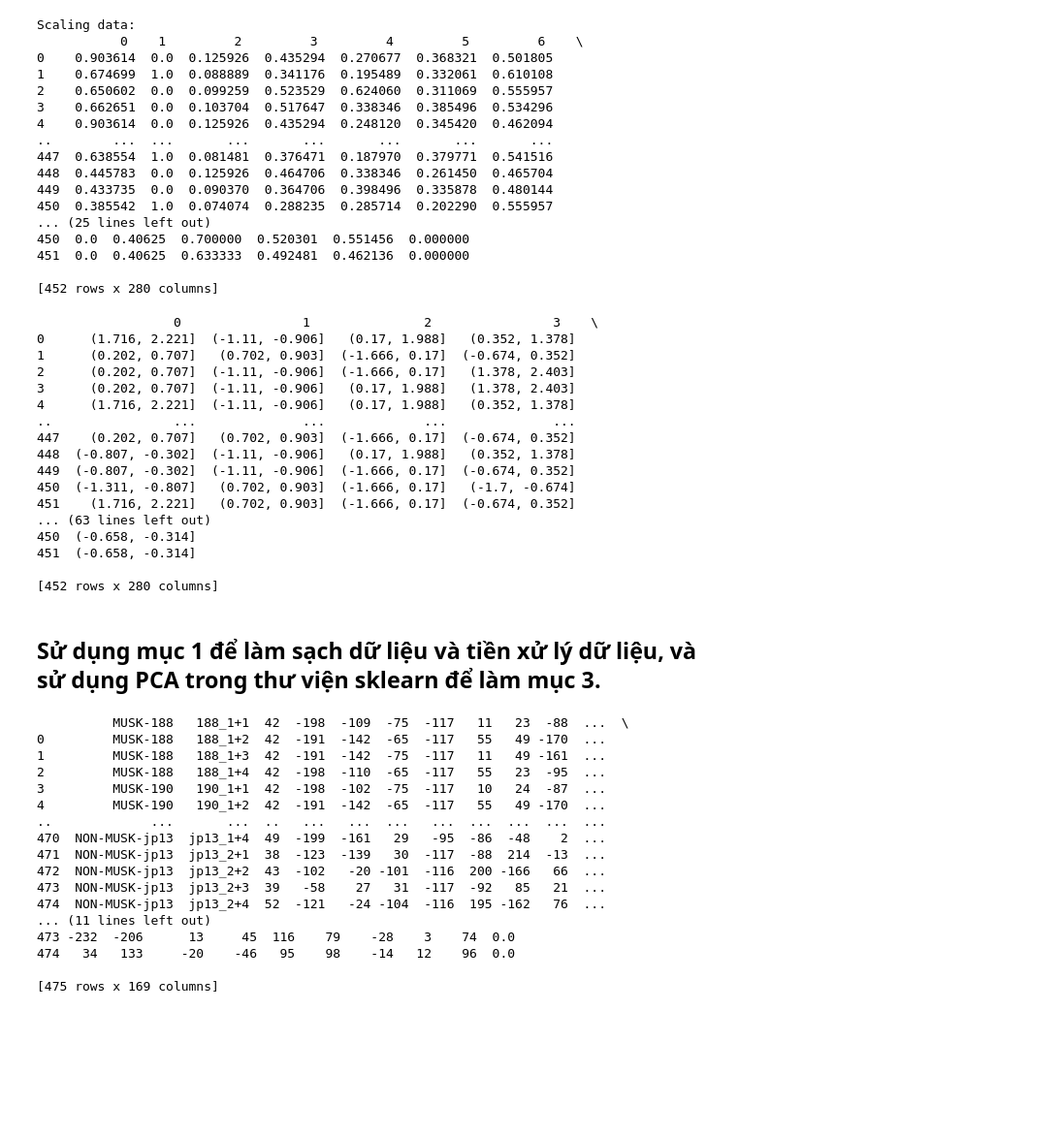
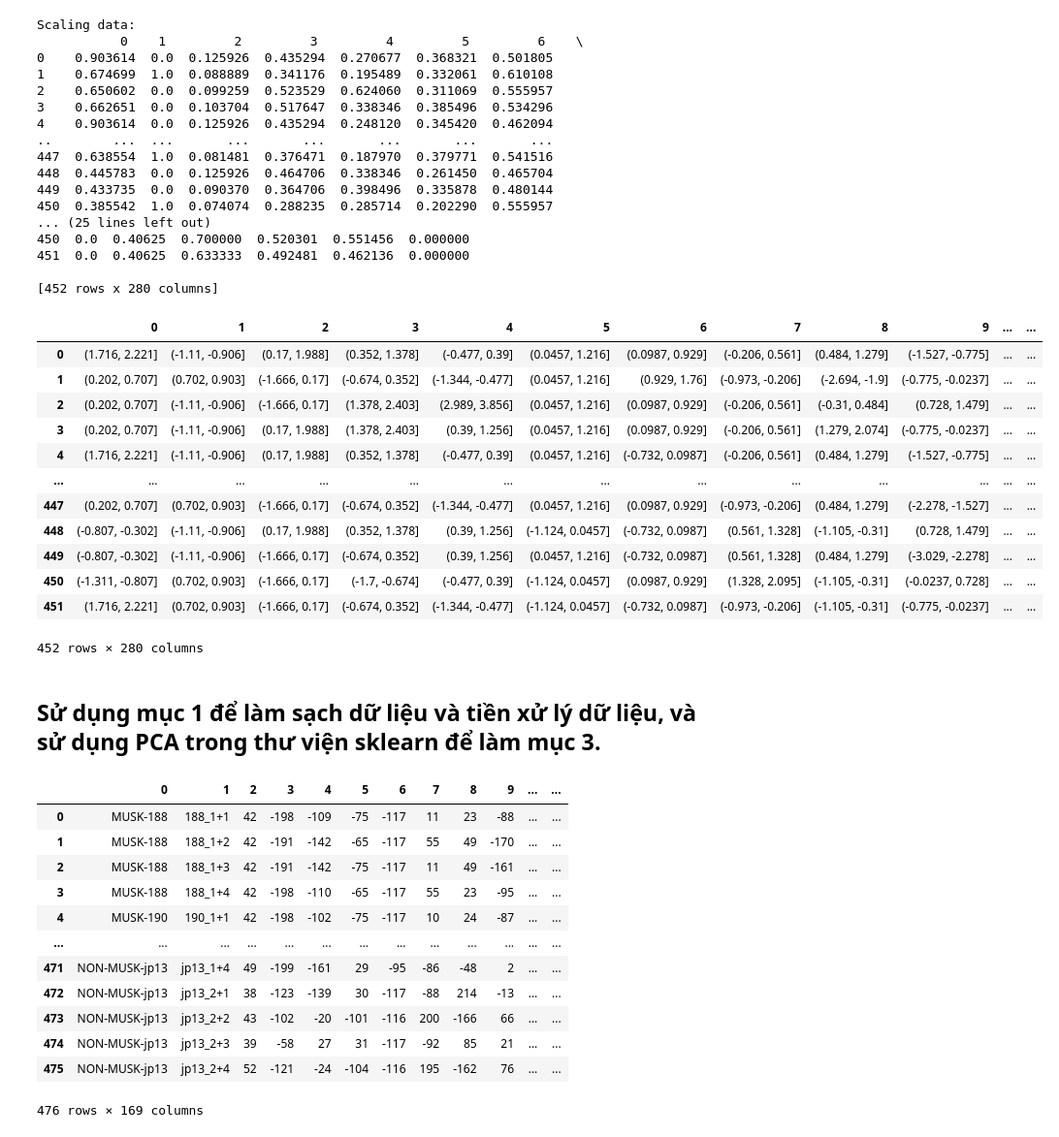
Before and after one commit to TheDan53-Forwork/Data_Mining, a Jupyter notebook: lab/Practice/Cleaning_Preprocessing_PCA_Data/BTTH_KTDL_Tuan1_21110256.ipynb, the cells around one changed output. Shown at 97% size. Saved outputs shown, nothing was run; the diff lists cells and outputs as text; code cells hidden in the pictures; blank space fills up the shorter version.

```diff
--- a/lab/Practice/Cleaning_Preprocessing_PCA_Data/BTTH_KTDL_Tuan1_21110256.ipynb
+++ b/lab/Practice/Cleaning_Preprocessing_PCA_Data/BTTH_KTDL_Tuan1_21110256.ipynb
@@ -288,7 +269,7 @@ print(df.isnull().sum())
 Length: 280, dtype: int64
 # %%
 # Check duplicate values
-for column in standard_df.columns:
+for column in df.columns:
     print(df[column].duplicated().sum())
 # %% [output]
 375
@@ -423,25 +408,21 @@ Scaling data:
 # %%
 # Create a data frame by 10 equi-width with col of standard_df
 df_ranges1 = standard_df.copy()
 for column in standard_df.columns:
     df_ranges1[column] = pd.cut(df_ranges1[column], bins = 10)
 
-print(df_ranges1)
+display(df_ranges1)
 # %% [output]
+|  | 0 | 1 | 2 | 3 | 4 | 5 | 6 | 7 | 8 | 9 | ... | ... |
+| 0 | (1.716, 2.221] | (-1.11, -0.906] | (0.17, 1.988] | (0.352, 1.378] | (-0.477, 0.39] | (0.0457, 1.216] | (0.0987, 0.929] | (-0.206, 0.561] | (0.484, 1.279] | (-1.527, -0.775] | ... | ... |
+| 1 | (0.202, 0.707] | (0.702, 0.903] | (-1.666, 0.17] | (-0.674, 0.352] | (-1.344, -0.477] | (0.0457, 1.216] | (0.929, 1.76] | (-0.973, -0.206] | (-2.694, -1.9] | (-0.775, -0.0237] | ... | ... |
+| 2 | (0.202, 0.707] | (-1.11, -0.906] | (-1.666, 0.17] | (1.378, 2.403] | (2.989, 3.856] | (0.0457, 1.216] | (0.0987, 0.929] | (-0.206, 0.561] | (-0.31, 0.484] | (0.728, 1.479] | ... | ... |
+| 3 | (0.202, 0.707] | (-1.11, -0.906] | (0.17, 1.988] | (1.378, 2.403] | (0.39, 1.256] | (0.0457, 1.216] | (0.0987, 0.929] | (-0.206, 0.561] | (1.279, 2.074] | (-0.775, -0.0237] | ... | ... |
+| 4 | (1.716, 2.221] | (-1.11, -0.906] | (0.17, 1.988] | (0.352, 1.378] | (-0.477, 0.39] | (0.0457, 1.216] | (-0.732, 0.0987] | (-0.206, 0.561] | (0.484, 1.279] | (-1.527, -0.775] | ... | ... |
+| ... | ... | ... | ... | ... | ... | ... | ... | ... | ... | ... | ... | ... |
+| 447 | (0.202, 0.707] | (0.702, 0.903] | (-1.666, 0.17] | (-0.674, 0.352] | (-1.344, -0.477] | (0.0457, 1.216] | (0.0987, 0.929] | (-0.973, -0.206] | (0.484, 1.279] | (-2.278, -1.527] | ... | ... |
+| 448 | (-0.807, -0.302] | (-1.11, -0.906] | (0.17, 1.988] | (0.352, 1.378] | (0.39, 1.256] | (-1.124, 0.0457] | (-0.732, 0.0987] | (0.561, 1.328] | (-1.105, -0.31] | (0.728, 1.479] | ... | ... |
+| 449 | (-0.807, -0.302] | (-1.11, -0.906] | (-1.666, 0.17] | (-0.674, 0.352] | (0.39, 1.256] | (0.0457, 1.216] | (-0.732, 0.0987] | (0.561, 1.328] | (0.484, 1.279] | (-3.029, -2.278] | ... | ... |
+| 450 | (-1.311, -0.807] | (0.702, 0.903] | (-1.666, 0.17] | (-1.7, -0.674] | (-0.477, 0.39] | (-1.124, 0.0457] | (0.0987, 0.929] | (1.328, 2.095] | (-1.105, -0.31] | (-0.0237, 0.728] | ... | ... |
+| 451 | (1.716, 2.221] | (0.702, 0.903] | (-1.666, 0.17] | (-0.674, 0.352] | (-1.344, -0.477] | (-1.124, 0.0457] | (-0.732, 0.0987] | (-0.973, -0.206] | (-1.105, -0.31] | (-0.775, -0.0237] | ... | ... |
-                  0                1               2                3    \
-0      (1.716, 2.221]  (-1.11, -0.906]   (0.17, 1.988]   (0.352, 1.378]
-1      (0.202, 0.707]   (0.702, 0.903]  (-1.666, 0.17]  (-0.674, 0.352]
-2      (0.202, 0.707]  (-1.11, -0.906]  (-1.666, 0.17]   (1.378, 2.403]
-3      (0.202, 0.707]  (-1.11, -0.906]   (0.17, 1.988]   (1.378, 2.403]
-4      (1.716, 2.221]  (-1.11, -0.906]   (0.17, 1.988]   (0.352, 1.378]
-..                ...              ...             ...              ...
-447    (0.202, 0.707]   (0.702, 0.903]  (-1.666, 0.17]  (-0.674, 0.352]
-448  (-0.807, -0.302]  (-1.11, -0.906]   (0.17, 1.988]   (0.352, 1.378]
-449  (-0.807, -0.302]  (-1.11, -0.906]  (-1.666, 0.17]  (-0.674, 0.352]
-450  (-1.311, -0.807]   (0.702, 0.903]  (-1.666, 0.17]   (-1.7, -0.674]
-451    (1.716, 2.221]   (0.702, 0.903]  (-1.666, 0.17]  (-0.674, 0.352]
-... (63 lines left out)
-450  (-0.658, -0.314]
-451  (-0.658, -0.314]
-
-[452 rows x 280 columns]
+452 rows × 280 columns
@@ -459,25 +433,23 @@ print(df_ranges1)
 import pandas as pd
 from sklearn.decomposition import PCA
 from sklearn.preprocessing import StandardScaler
+import numpy as np
+import matplotlib.pyplot as plt
 
-df = pd.read_csv("musk+version+1\\clean1.data\\clean1.data", delimiter=",")
+df = pd.read_csv("musk+version+1\\clean1.data\\clean1.data", delimiter=",", header=None)
 
-print(df)
+display(df)
 # %% [output]
+|  | 0 | 1 | 2 | 3 | 4 | 5 | 6 | 7 | 8 | 9 | ... | ... |
+| 0 | MUSK-188 | 188_1+1 | 42 | -198 | -109 | -75 | -117 | 11 | 23 | -88 | ... | ... |
+| 1 | MUSK-188 | 188_1+2 | 42 | -191 | -142 | -65 | -117 | 55 | 49 | -170 | ... | ... |
+| 2 | MUSK-188 | 188_1+3 | 42 | -191 | -142 | -75 | -117 | 11 | 49 | -161 | ... | ... |
+| 3 | MUSK-188 | 188_1+4 | 42 | -198 | -110 | -65 | -117 | 55 | 23 | -95 | ... | ... |
+| 4 | MUSK-190 | 190_1+1 | 42 | -198 | -102 | -75 | -117 | 10 | 24 | -87 | ... | ... |
+| ... | ... | ... | ... | ... | ... | ... | ... | ... | ... | ... | ... | ... |
+| 471 | NON-MUSK-jp13 | jp13_1+4 | 49 | -199 | -161 | 29 | -95 | -86 | -48 | 2 | ... | ... |
+| 472 | NON-MUSK-jp13 | jp13_2+1 | 38 | -123 | -139 | 30 | -117 | -88 | 214 | -13 | ... | ... |
+| 473 | NON-MUSK-jp13 | jp13_2+2 | 43 | -102 | -20 | -101 | -116 | 200 | -166 | 66 | ... | ... |
+| 474 | NON-MUSK-jp13 | jp13_2+3 | 39 | -58 | 27 | 31 | -117 | -92 | 85 | 21 | ... | ... |
+| 475 | NON-MUSK-jp13 | jp13_2+4 | 52 | -121 | -24 | -104 | -116 | 195 | -162 | 76 | ... | ... |
-          MUSK-188   188_1+1  42  -198  -109  -75  -117   11   23  -88  ...  \
-0         MUSK-188   188_1+2  42  -191  -142  -65  -117   55   49 -170  ...
-1         MUSK-188   188_1+3  42  -191  -142  -75  -117   11   49 -161  ...
-2         MUSK-188   188_1+4  42  -198  -110  -65  -117   55   23  -95  ...
-3         MUSK-190   190_1+1  42  -198  -102  -75  -117   10   24  -87  ...
-4         MUSK-190   190_1+2  42  -191  -142  -65  -117   55   49 -170  ...
-..             ...       ...  ..   ...   ...  ...   ...  ...  ...  ...  ...
-470  NON-MUSK-jp13  jp13_1+4  49  -199  -161   29   -95  -86  -48    2  ...
-471  NON-MUSK-jp13  jp13_2+1  38  -123  -139   30  -117  -88  214  -13  ...
-472  NON-MUSK-jp13  jp13_2+2  43  -102   -20 -101  -116  200 -166   66  ...
-473  NON-MUSK-jp13  jp13_2+3  39   -58    27   31  -117  -92   85   21  ...
-474  NON-MUSK-jp13  jp13_2+4  52  -121   -24 -104  -116  195 -162   76  ...
-... (11 lines left out)
-473 -232  -206      13     45  116    79    -28    3    74  0.0
-474   34   133     -20    -46   95    98    -14   12    96  0.0
-
-[475 rows x 169 columns]
+476 rows × 169 columns
```
Also changed, not shown: parts of 18 cells of this notebook, 2 other files.
